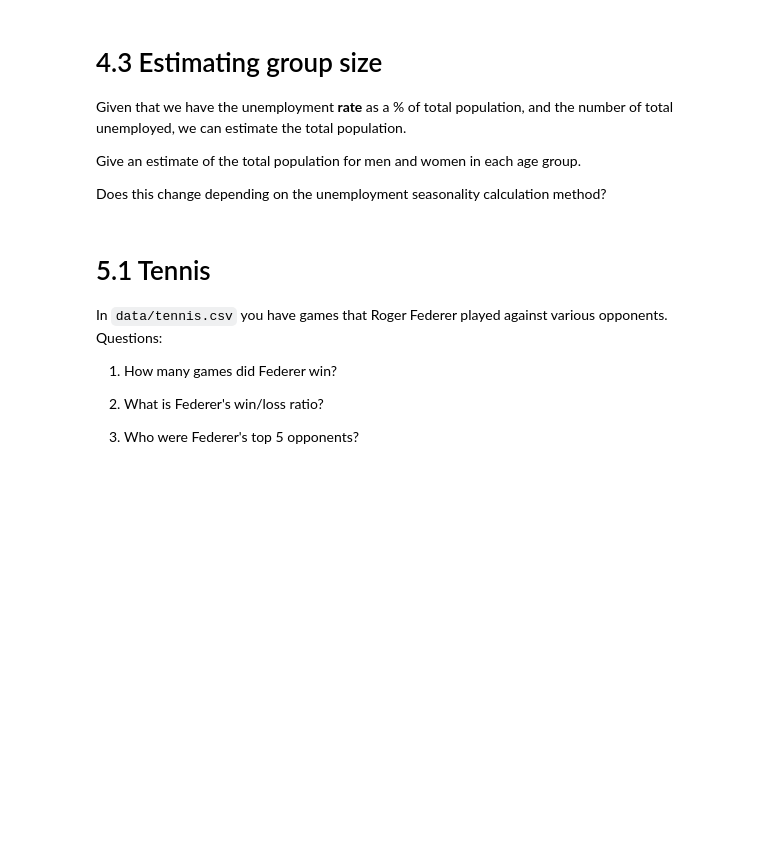
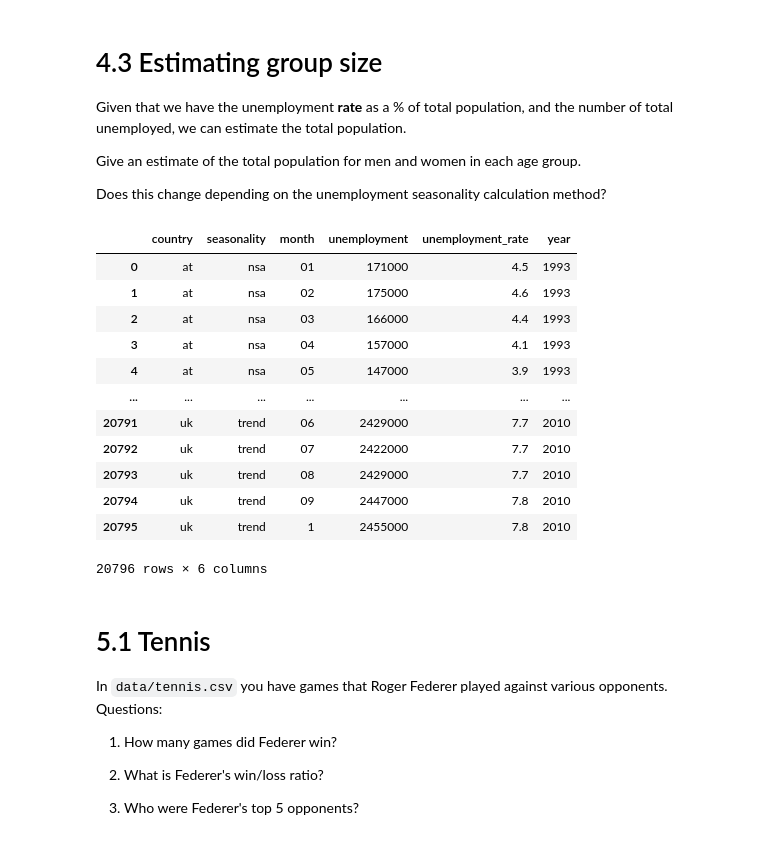
Before and after one commit to cb-ds-1/m2-1-pandas, a Jupyter notebook: workshop.ipynb, the cells around one changed output. Drawn from its saved outputs; the diff is of its cells as text; code cells hidden in the pictures; blank space fills up the shorter version.

Commit message:
Kaleb Workshop Pandas

```diff
--- a/workshop.ipynb
+++ b/workshop.ipynb
@@ -125,3 +298,8 @@ Make the text in your dataframe:
 # Exercise 4.1: Column Splitting
 
 Given the unemployment data in `data/country_total.csv`, split the `month` column into two new columns: a `year` column and a `month` column, both integers
+# %%
+df6 = pd.read_csv('/Users/kalebmckenzie/Documents/GitHub/m2-1-pandas/data/country_total.csv')
+df6['month'] = df6['month'].astype(str)
+df6[['year','month']] = df6.month.str.split(".", expand=True)
+df6[['year', 'month']].astype(int)
@@ -143,6 +363,22 @@ Given that we have the unemployment **rate** as a % of total population, and the
 Give an estimate of the total population for men and women in each age group.
 
 Does this change depending on the unemployment seasonality calculation method?
+# %%
+df6
+# %% [output]
+|  | country | seasonality | month | unemployment | unemployment_rate | year |
+| 0 | at | nsa | 01 | 171000 | 4.5 | 1993 |
+| 1 | at | nsa | 02 | 175000 | 4.6 | 1993 |
+| 2 | at | nsa | 03 | 166000 | 4.4 | 1993 |
+| 3 | at | nsa | 04 | 157000 | 4.1 | 1993 |
+| 4 | at | nsa | 05 | 147000 | 3.9 | 1993 |
+| ... | ... | ... | ... | ... | ... | ... |
+| 20791 | uk | trend | 06 | 2429000 | 7.7 | 2010 |
+| 20792 | uk | trend | 07 | 2422000 | 7.7 | 2010 |
+| 20793 | uk | trend | 08 | 2429000 | 7.7 | 2010 |
+| 20794 | uk | trend | 09 | 2447000 | 7.8 | 2010 |
+| 20795 | uk | trend | 1 | 2455000 | 7.8 | 2010 |
+20796 rows × 6 columns
 # %% [markdown]
 # 5.1 Tennis
 
```
Also changed, not shown: parts of 24 cells of this notebook.
